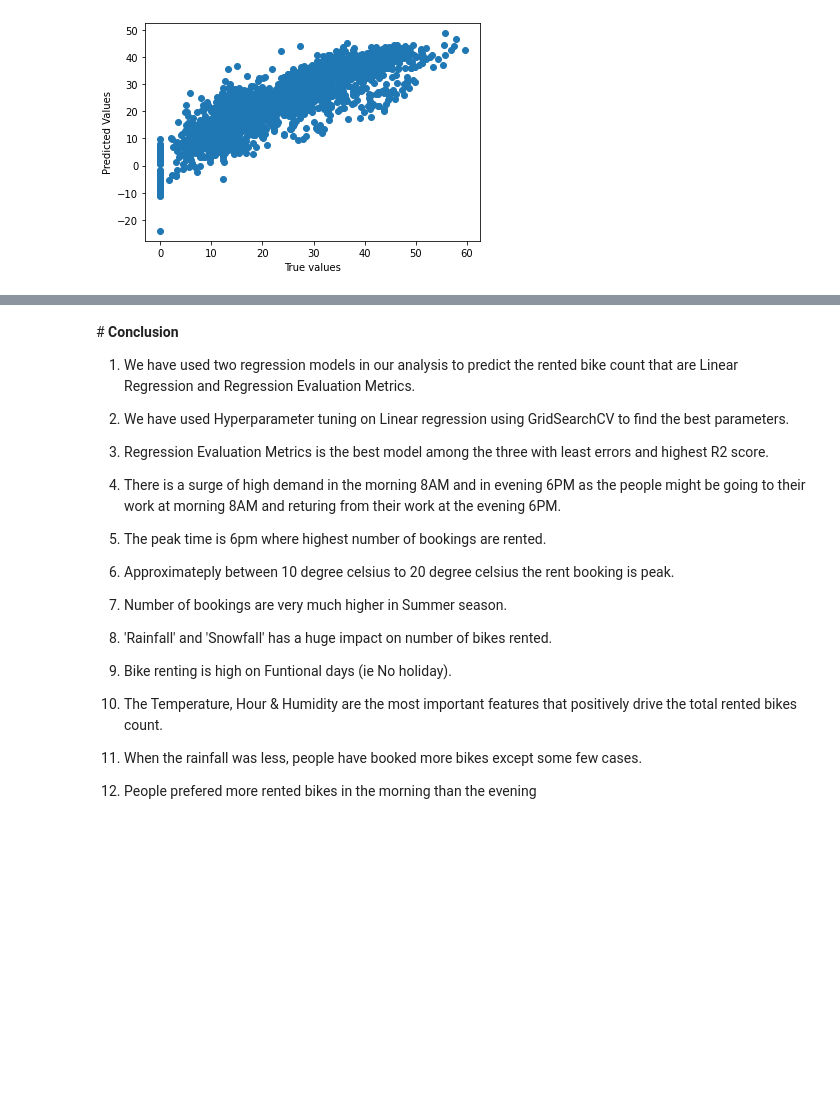
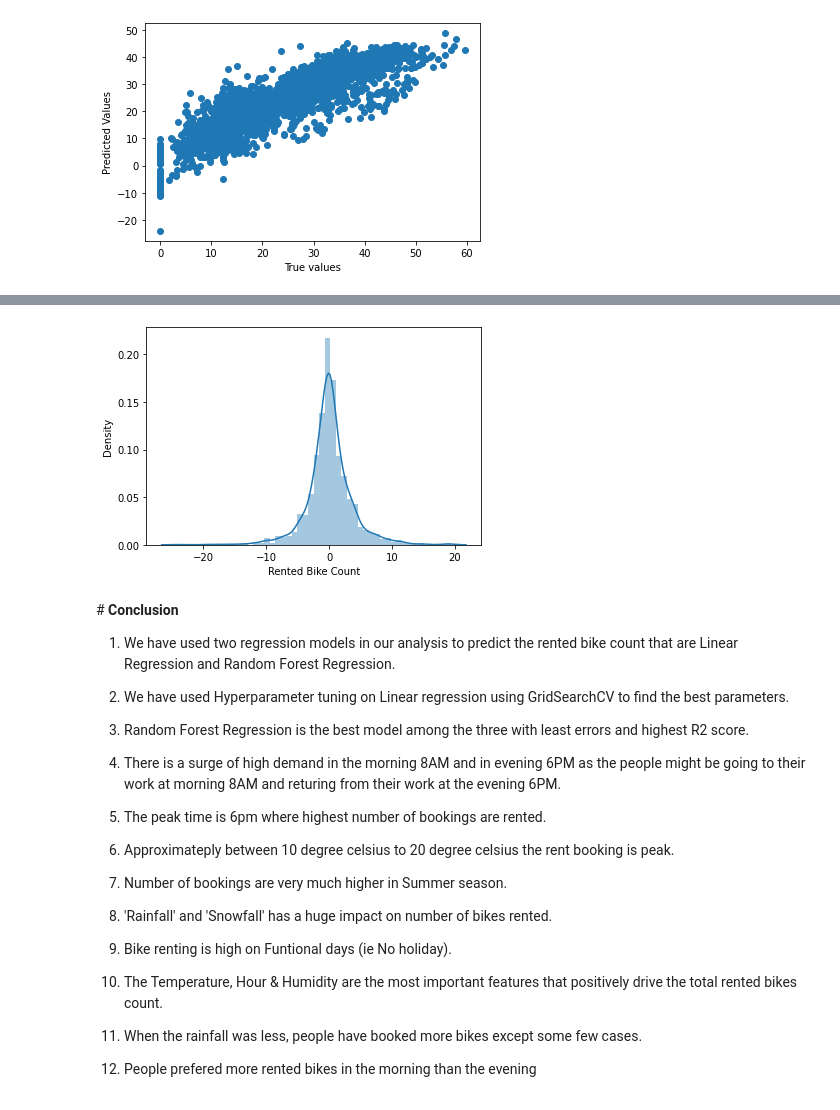
Before and after one commit to RanjithK2608/Seoul-Bike-Sharing-Demand-Prediction, a Jupyter notebook: Seoul_Bike_Sharing_Demand_Prediction_Capstone_Project.ipynb, the cells around one changed output, grey strips where cells are left out. Saved outputs shown, nothing was run; the diff lists cells and outputs as text; code cells hidden in the pictures; blank space fills up the shorter version.

```diff
--- a/Seoul_Bike_Sharing_Demand_Prediction_Capstone_Project.ipynb
+++ b/Seoul_Bike_Sharing_Demand_Prediction_Capstone_Project.ipynb
@@ -811,12 +867,19 @@ plt.show()
+# %%
+#Residual analysis
+e = y_test - y_reg_pred_test
+sns.distplot(e)
+plt.show()
+# %% [output]
+[figure, added]
 # %% [markdown]
 #<b> Conclusion
 
 
-1) We have used two regression models in our analysis to predict the rented bike count that are Linear Regression and Regression Evaluation Metrics.
+1) We have used two regression models in our analysis to predict the rented bike count that are Linear Regression and Random Forest Regression.
 
 2) We have used Hyperparameter tuning on Linear regression using GridSearchCV to find the best parameters.
 
-3) Regression Evaluation Metrics is the best model among the three with least errors and highest R2 score.
+3) Random Forest Regression is the best model among the three with least errors and highest R2 score.
 
 4) There is a surge of high demand in the morning 8AM and in evening 6PM as the people might be going to their work at morning 8AM and returing from their work at the evening 6PM.
 
```
Also changed, not shown: parts of 10 cells of this notebook.
